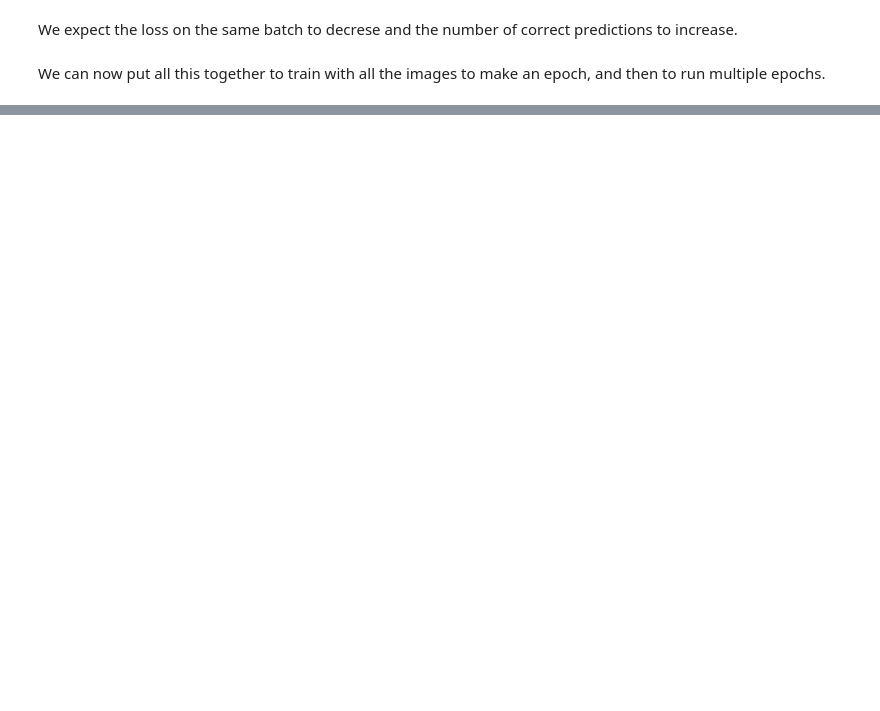
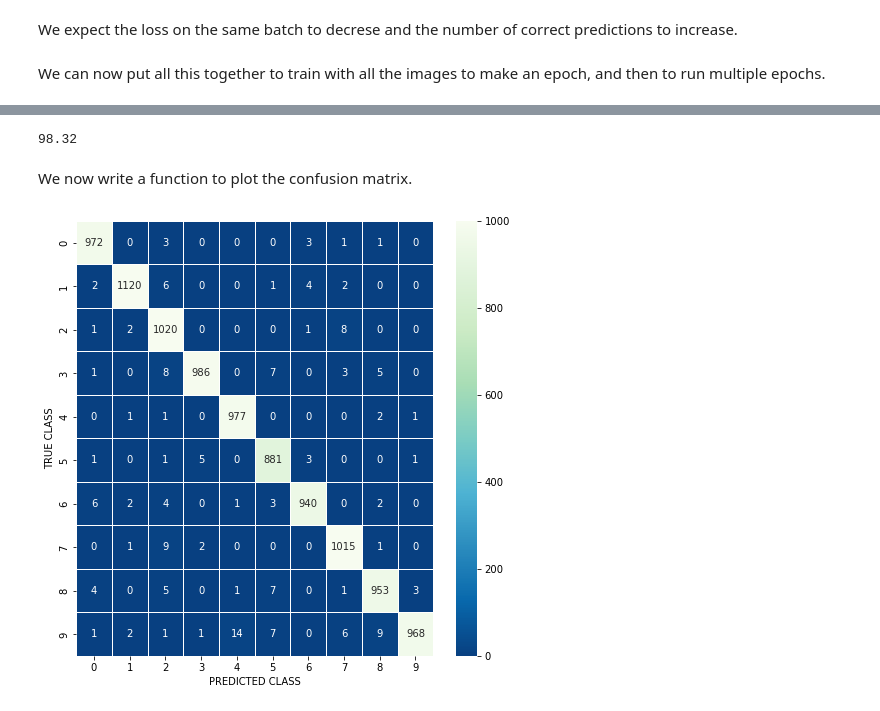
Before and after one commit to kamath-abhijith/Torch_Tools, a Jupyter notebook: 02_networks/BackwardPass.ipynb, the cells around one changed output, grey strips where cells are left out. Saved outputs shown, nothing was run; the diff lists cells and outputs as text; code cells hidden in the pictures; blank space fills up the shorter version.

```diff
--- a/02_networks/BackwardPass.ipynb
+++ b/02_networks/BackwardPass.ipynb
@@ -220,0 +260,53 @@ epoch:  9 accuracy:  0.9858999999999979 loss:  27.84778618204291
+# %%
+test_data = io.loadmat('./../datasets/MNIST/mnist_test_data.mat')
+test_labels = io.loadmat('./../datasets/MNIST/mnist_test_label.mat')
+
+num_test_samples = len(test_data['test_data'])
+test_samples = test_data['test_data'].reshape(num_test_samples, 28, 28)[:, None].astype(np.float32)
+test_labels = test_labels['test_label'][:,0].astype(np.int64)
+
+test_samples = torch.tensor(test_samples)
+test_labels = torch.tensor(test_labels)
+# %%
+num_classes = 10
+with torch.no_grad():
+    predictions = model(test_samples)
+    predictions = torch.argmax(predictions, dim=1)
+    confusion_mtx = np.zeros((num_classes, num_classes))
+    for i in range(num_classes):
+        for j in range(num_classes):
+            confusion_mtx[i,j] = sum((test_labels==i) & (predictions==j))
+# %%
+testing_accuracy = sum(np.diag(confusion_mtx))/sum(sum(confusion_mtx)) * 100
+testing_accuracy
+# %% [output]
+98.32
+# %% [markdown]
+We now write a function to plot the confusion matrix.
+# %%
+def plot_confusion_matrix(data, ax=None, xaxis_label=r'PREDICTED CLASS',
+    yaxis_label=r'TRUE CLASS', map_min=0.0, map_max=1.0, title_text=None,
+    show=True, save=False):
+    ''' Plots confusion matrix '''
+    if ax is None:
+        fig = plt.figure(figsize=(8,8))
+        ax = plt.gca()
+
+    ax = sns.heatmap(data, vmin=map_min, vmax=map_max, linewidths=0.5,
+        annot=True, fmt=".0f", cmap="GnBu_r")
+    # ax.invert_yaxis()
+    plt.xlabel(xaxis_label)
+    plt.ylabel(yaxis_label)
+    plt.title(title_text)
+
+    if save:
+        plt.savefig(save + '.pdf', format='pdf')
+
+    if show:
+        plt.show()
+
+    return
+# %%
+plot_confusion_matrix(confusion_mtx, map_max=1000)
+# %% [output]
+[figure, added]
```
Also changed, not shown: parts of 13 cells of this notebook, 1 other file.
